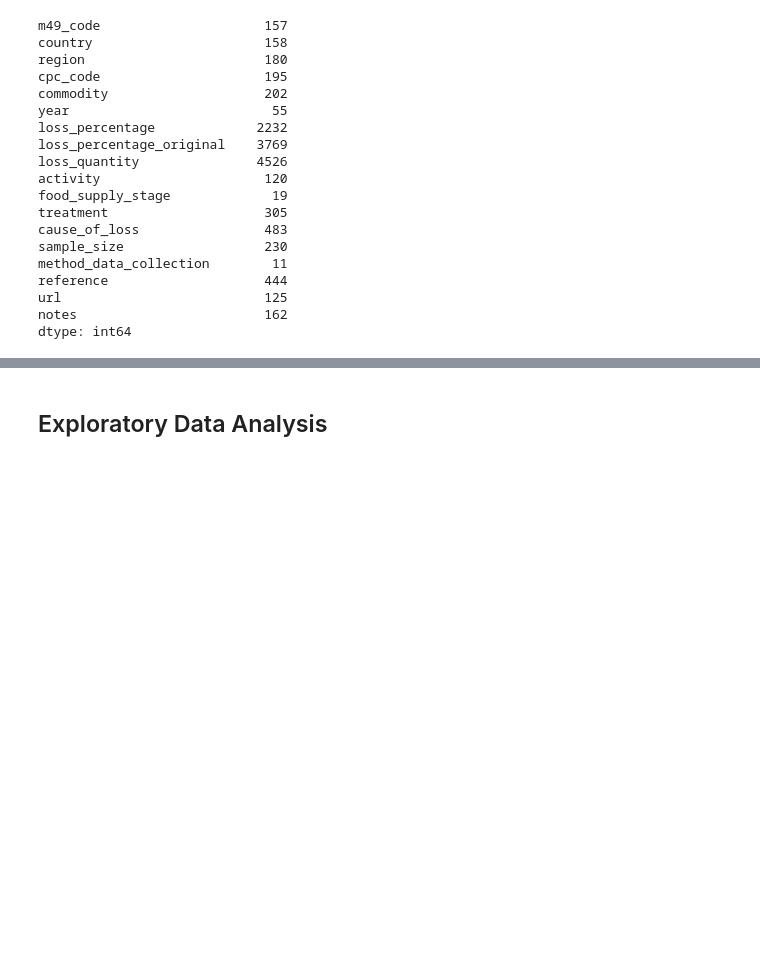
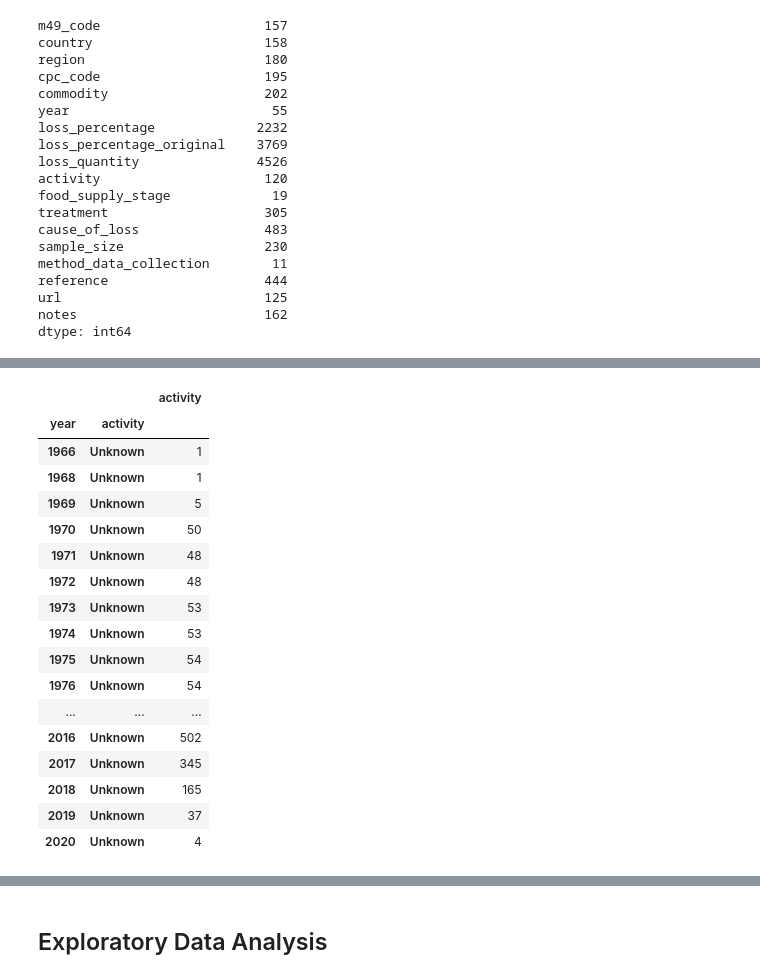
Before and after one commit to pariosur/food_waste, a Jupyter notebook: food_waste/Food Waste Analysis.ipynb, the cells around one changed output, grey strips where cells are left out. Saved outputs shown, nothing was run; the diff lists cells and outputs as text; code cells hidden in the pictures; blank space fills up the shorter version.

```diff
--- a/food_waste/Food Waste Analysis.ipynb
+++ b/food_waste/Food Waste Analysis.ipynb
@@ -114,0 +137,21 @@ df.drop(['region','treatment','loss_quantity','region','url','cause_of_loss','re
+# %%
+pd.DataFrame(unknown_year)
+# %% [output]
+|  |  | activity |
+| year | activity |  |
+| 1966 | Unknown | 1 |
+| 1968 | Unknown | 1 |
+| 1969 | Unknown | 5 |
+| 1970 | Unknown | 50 |
+| 1971 | Unknown | 48 |
+| 1972 | Unknown | 48 |
+| 1973 | Unknown | 53 |
+| 1974 | Unknown | 53 |
+| 1975 | Unknown | 54 |
+| 1976 | Unknown | 54 |
+| ... | ... | ... |
+| 2016 | Unknown | 502 |
+| 2017 | Unknown | 345 |
+| 2018 | Unknown | 165 |
+| 2019 | Unknown | 37 |
+| 2020 | Unknown | 4 |
```
Also changed, not shown: parts of 16 cells of this notebook, 7 other files.
